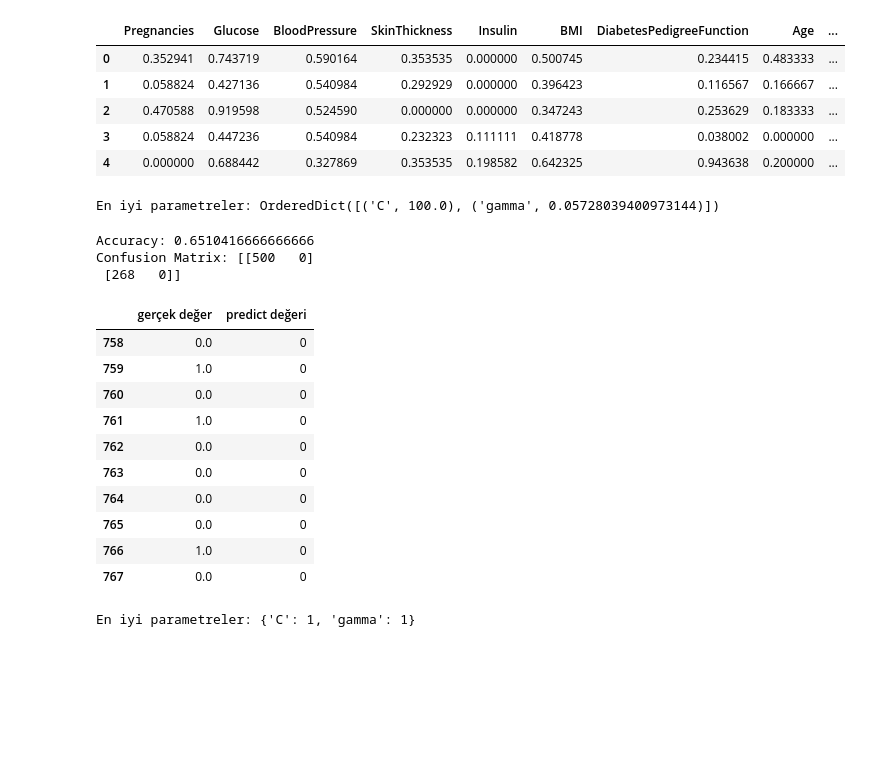
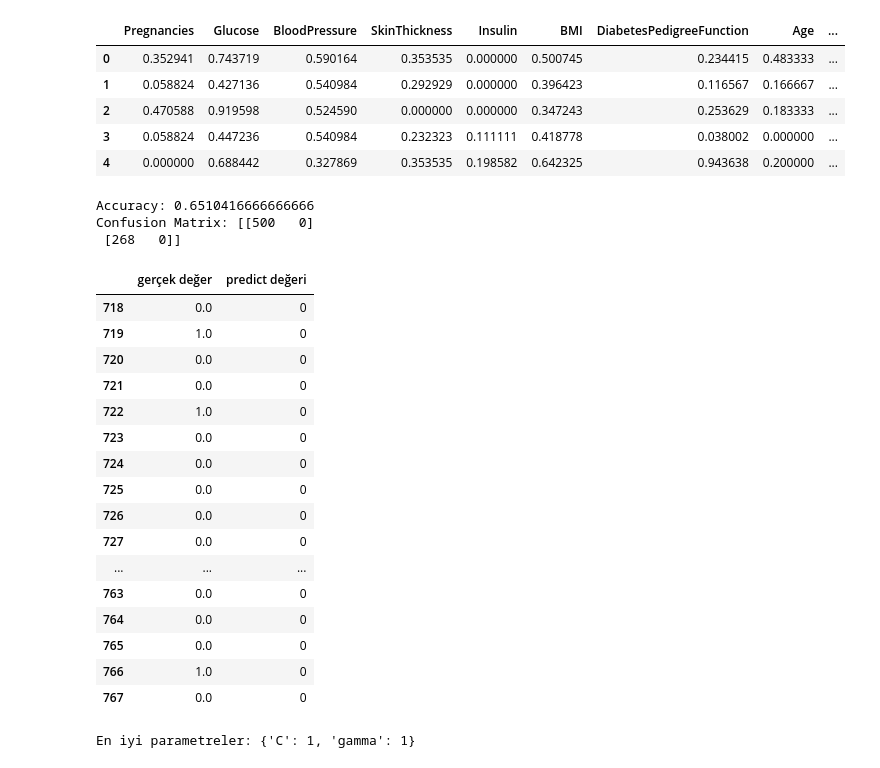
Before and after one commit to Mifaykilly/models_jupyter, a Jupyter notebook: lab_odev_2103.ipynb, the cells around one changed output. Cells and saved outputs as stored; diff of their text form; code cells hidden in the pictures; blank space fills up the shorter version.

```diff
--- a/lab_odev_2103.ipynb
+++ b/lab_odev_2103.ipynb
@@ -91,9 +85,6 @@ bayes_search = BayesSearchCV(
 # %%
-bayes_search.fit(X, y)
-
-print("En iyi parametreler:", bayes_search.best_params_)
+gnb = GaussianNB()
+y_pred = gnb.fit(X_train, y_train).predict(X_test)
-# %% [output]
-En iyi parametreler: OrderedDict([('C', 100.0), ('gamma', 0.05728039400973144)])
 # %%
 from sklearn.metrics import accuracy_score, confusion_matrix
 y_pred = best_model.predict(X)
@@ -109,14 +100,20 @@ Confusion Matrix: [[500   0]
  [268   0]]
 # %%
 dframe = pd.DataFrame({"gerçek değer": y, "predict değeri": y_pred})
-dframe.tail(10)
+dframe.tail(50)
 # %% [output]
 |  | gerçek değer | predict değeri |
-| 758 | 0.0 | 0 |
-| 759 | 1.0 | 0 |
-| 760 | 0.0 | 0 |
-| 761 | 1.0 | 0 |
-| 762 | 0.0 | 0 |
+| 718 | 0.0 | 0 |
+| 719 | 1.0 | 0 |
+| 720 | 0.0 | 0 |
+| 721 | 0.0 | 0 |
+| 722 | 1.0 | 0 |
+| 723 | 0.0 | 0 |
+| 724 | 0.0 | 0 |
+| 725 | 0.0 | 0 |
+| 726 | 0.0 | 0 |
+| 727 | 0.0 | 0 |
+| ... | ... | ... |
 | 763 | 0.0 | 0 |
 | 764 | 0.0 | 0 |
 | 765 | 0.0 | 0 |
```
Also changed, not shown: parts of 5 cells of this notebook.
